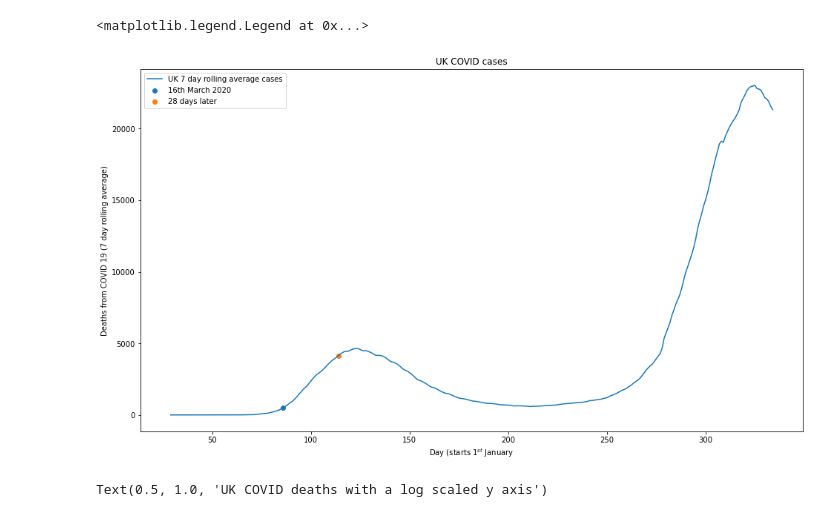
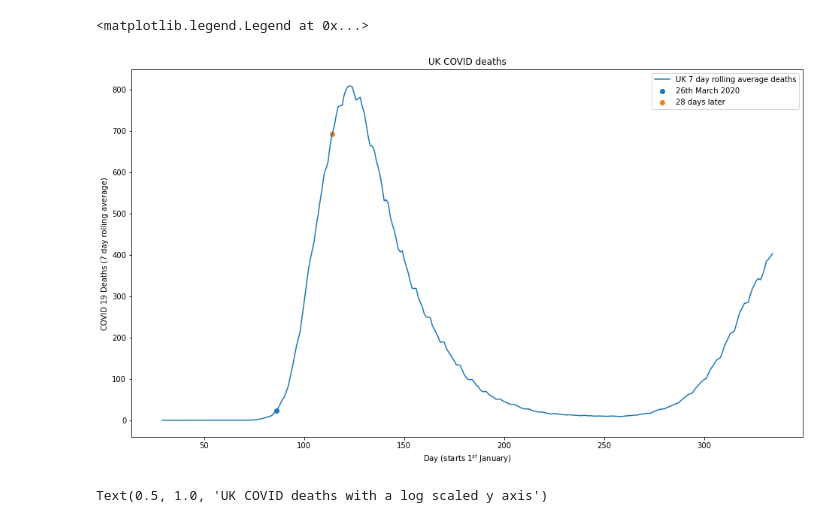
Before and after one commit to jagoosw/COVID-19-Trajectory, a Jupyter notebook: Trajectory_new.ipynb, the cells around one changed output. Saved outputs shown, nothing was run; the diff lists cells and outputs as text; code cells hidden in the pictures.

```diff
--- a/Trajectory_new.ipynb
+++ b/Trajectory_new.ipynb
@@ -107,14 +107,14 @@ plt.legend(["United Kingdom","5 year average of 'winter' mortality, derived from
 # %%
 plt.plot(deaths["United Kingdom"].rolling(average_period).mean())
 plt.scatter(86,deaths["United Kingdom"].rolling(average_period).mean()[86])
 plt.scatter(86+28,deaths["United Kingdom"].rolling(average_period).mean()[86+28])
-plt.ylabel("Deaths from COVID 19 (7 day rolling average)")
-plt.xlabel("Day (starts $1^{st}$ January")
-plt.title("UK COVID cases")
-plt.legend(["UK 7 day rolling average deaths","16th March 2020","28 days later"])
+plt.ylabel("COVID 19 Deaths (7 day rolling average)")
+plt.xlabel("Day (starts $1^{st}$ January)")
+plt.title("UK COVID deaths")
+plt.legend(["UK 7 day rolling average deaths","26th March 2020","28 days later"])
 # %% [output]
 <matplotlib.legend.Legend at 0x...>
-[figure, old version]
+[figure, new version]
 # %%
 plt.plot(deaths["United Kingdom"].rolling(average_period).mean())
 plt.yscale('log')
```
Also changed, not shown: parts of 2 cells of this notebook.
